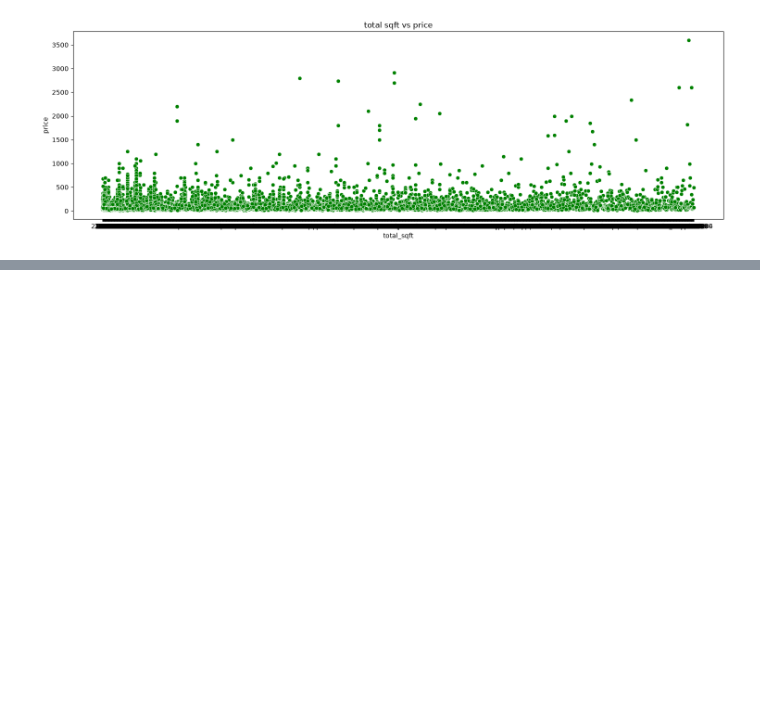
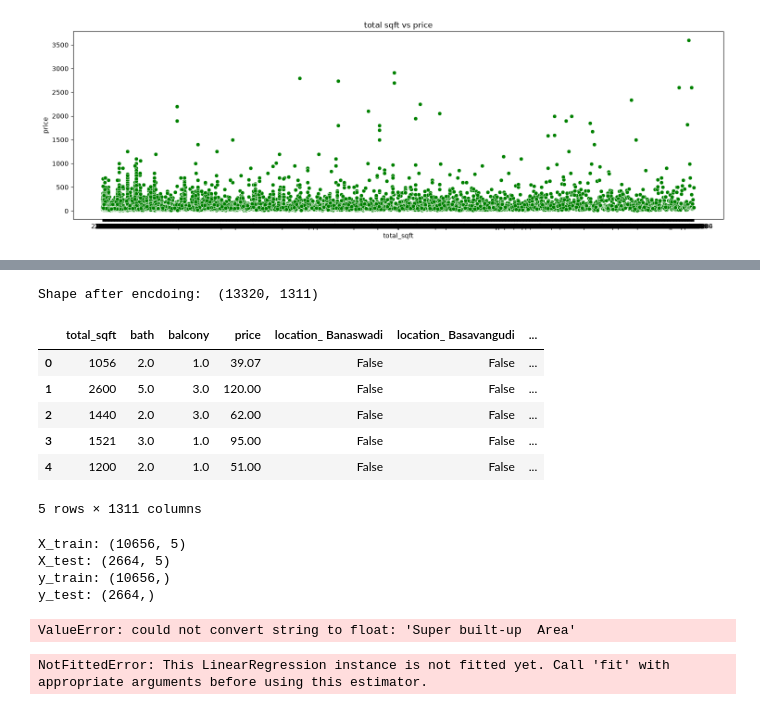
Before and after one commit to niharika9nx/Machine-Learning, a Jupyter notebook: code/house_price_prediction/project_code.ipynb, the cells around one changed output, grey strips where cells are left out. Cells and saved outputs as stored; diff of their text form; code cells hidden in the pictures; blank space fills up the shorter version.

```diff
--- a/code/house_price_prediction/project_code.ipynb
+++ b/code/house_price_prediction/project_code.ipynb
@@ -269,0 +371,19 @@ plt.show()
+# %%
+import pandas as pd
+cat_cols = ['location', 'area_type']
+for col in cat_cols:
+    dummies = pd.get_dummies(df[col], prefix=col, drop_first=True)
+    df = pd.concat([df, dummies], axis=1)
+    df = df.drop(col, axis=1)
+
+print("Shape after encdoing: ", df.shape)
+df.head()
+# %% [output]
+Shape after encdoing:  (13320, 1311)
+|  | total_sqft | bath | balcony | price | location_ Banaswadi | location_ Basavangudi | ... |
+| 0 | 1056 | 2.0 | 1.0 | 39.07 | False | False | ... |
+| 1 | 2600 | 5.0 | 3.0 | 120.00 | False | False | ... |
+| 2 | 1440 | 2.0 | 3.0 | 62.00 | False | False | ... |
+| 3 | 1521 | 3.0 | 1.0 | 95.00 | False | False | ... |
+| 4 | 1200 | 2.0 | 1.0 | 51.00 | False | False | ... |
+5 rows × 1311 columns
@@ -269,0 +393,24 @@ plt.show()
+# %%
+X = df.drop('price', axis=1)
+y = df['price']
+
+X_train, X_test, y_train, y_test = train_test_split(X,y, test_size=0.20, random_state=42)
+
+print("X_train:", X_train.shape)
+print("X_test:",X_test.shape)
+print("y_train:", y_train.shape)
+print("y_test:",y_test.shape)
+# %% [output]
+X_train: (10656, 5)
+X_test: (2664, 5)
+y_train: (10656,)
+y_test: (2664,)
+# %%
+model = LinearRegression()
+model.fit(X_train, y_train)
+# %% [output]
+ValueError: could not convert string to float: 'Super built-up  Area'
+# %%
+y_pred = model.predict(X_test)
+# %% [output]
+NotFittedError: This LinearRegression instance is not fitted yet. Call 'fit' with appropriate arguments before using this estimator.
```
Also changed, not shown: parts of 15 cells of this notebook, 2 other files.
